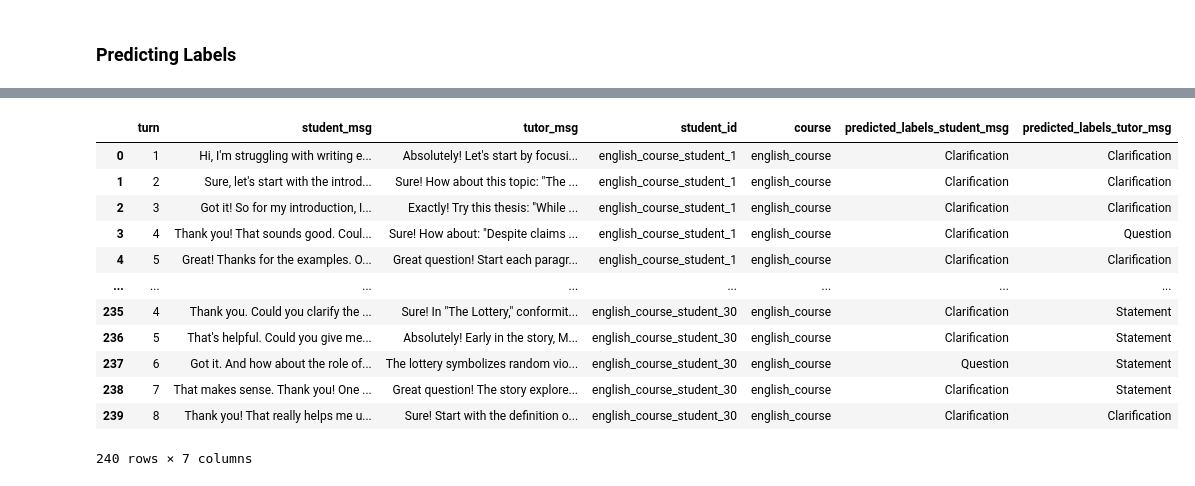
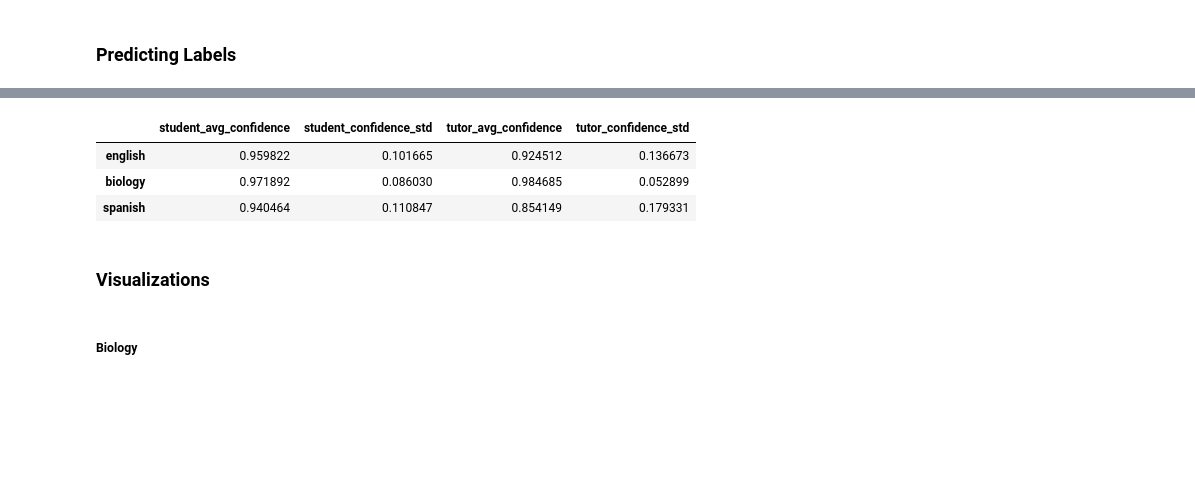
Before and after one commit to laurawpaaby/EduChatEval, a Jupyter notebook: tutorials/default_demo.ipynb, the cells around one changed output, grey strips where cells are left out. Cells and saved outputs as stored; diff of their text form; code cells hidden in the pictures; blank space fills up the shorter version.

```diff
--- a/tutorials/default_demo.ipynb
+++ b/tutorials/default_demo.ipynb
@@ -205,6 +206,9 @@ Hi, can you help me practice a short dialogue in Spanish?
 Hi, what are some tips for improving Spanish pronunciation?
 Hi, can you explain when to use 'ser' vs 'estar' in Spanish?
 # %%
+%%capture # output is muted to avoid cluttering the notebook as each dialogue otherwise would print
+
+n_students_per_course = 30 # kind of like in a classroom
 course_dfs = {}
 
 # Loop through each course and simulate dialogues
@@ -214,13 +218,15 @@ for course_name, course_content in seed_messages.items():
     all_course_dialogues = []
 
     for student_index in range(n_students_per_course):
+
         # Select seed message in round-robin fashion
         seed_message = seeds[student_index % n_seeds]
 
         df_single = simulator.simulate_dialogue(
             mode="general_task_solving",
             turns=8,
-            seed_message_input=seed_message
+            seed_message_input=seed_message,
+            custom_prompt_file="../data/templates/system_prompts.yaml"
         )
 
         # Add student ID and course info
@@ -232,3 +238,8 @@ for course_name, course_content in seed_messages.items():
     # Combine into one dataframe per course
     course_df = pd.concat(all_course_dialogues, ignore_index=True)
     course_dfs[course_name] = course_df
+
+# Access the dataframes
+biology_df = course_dfs["biology_course"]
+english_df = course_dfs["english_course"]
+spanish_df = course_dfs["spanish_course"]
@@ -251,5 +258,5 @@ spanish_df = course_dfs["spanish_course"]
 from educhateval import PredictLabels
 # %%
 # loading the model and data for prediction
-predictor = PredictLabels(model_name="distilbert/distilroberta-base")
+predictor = PredictLabels(model_name="distilbert-base-uncased")
 # %%
@@ -286,16 +324,27 @@ Predicted data saved to /Users/dklaupaa/Desktop/chat_wrap_package/data/final_out
 # %%
-annotaded_df
+### getting the confidence scores for each subject + standard dev
+confidence_stats = {}
+
+# Loop through each subject and calculate statistics
+for subject, frame in annotated_frames.items():
+    student_conf_avg = frame["predicted_confidence_student_msg"].mean()
+    student_conf_std = frame["predicted_confidence_student_msg"].std()
+    tutor_conf_avg = frame["predicted_confidence_tutor_msg"].mean()
+    tutor_conf_std = frame["predicted_confidence_tutor_msg"].std()
+
+    confidence_stats[subject] = {
+        "student_avg_confidence": student_conf_avg,
+        "student_confidence_std": student_conf_std,
+        "tutor_avg_confidence": tutor_conf_avg,
+        "tutor_confidence_std": tutor_conf_std,
+    }
+
+confidence_stats_df = pd.DataFrame(confidence_stats).T
+confidence_stats_df
 # %% [output]
-|  | turn | student_msg | tutor_msg | student_id | course | predicted_labels_student_msg | predicted_labels_tutor_msg |
-| 0 | 1 | Hi, I'm struggling with writing e... | Absolutely! Let's start by focusi... | english_course_student_1 | english_course | Clarification | Clarification |
-| 1 | 2 | Sure, let's start with the introd... | Sure! How about this topic: "The ... | english_course_student_1 | english_course | Clarification | Clarification |
-| 2 | 3 | Got it! So for my introduction, I... | Exactly! Try this thesis: "While ... | english_course_student_1 | english_course | Clarification | Clarification |
-| 3 | 4 | Thank you! That sounds good. Coul... | Sure! How about: "Despite claims ... | english_course_student_1 | english_course | Clarification | Question |
-| 4 | 5 | Great! Thanks for the examples. O... | Great question! Start each paragr... | english_course_student_1 | english_course | Clarification | Clarification |
-| ... | ... | ... | ... | ... | ... | ... | ... |
-| 235 | 4 | Thank you. Could you clarify the ... | Sure! In "The Lottery," conformit... | english_course_student_30 | english_course | Clarification | Statement |
-| 236 | 5 | That's helpful. Could you give me... | Absolutely! Early in the story, M... | english_course_student_30 | english_course | Clarification | Statement |
-| 237 | 6 | Got it. And how about the role of... | The lottery symbolizes random vio... | english_course_student_30 | english_course | Question | Statement |
-| 238 | 7 | That makes sense. Thank you! One ... | Great question! The story explore... | english_course_student_30 | english_course | Clarification | Statement |
-| 239 | 8 | Thank you! That really helps me u... | Sure! Start with the definition o... | english_course_student_30 | english_course | Clarification | Clarification |
+|  | student_avg_confidence | student_confidence_std | tutor_avg_confidence | tutor_confidence_std |
+| english | 0.959822 | 0.101665 | 0.924512 | 0.136673 |
+| biology | 0.971892 | 0.086030 | 0.984685 | 0.052899 |
+| spanish | 0.940464 | 0.110847 | 0.854149 | 0.179331 |
-240 rows × 7 columns
+# %% [markdown]
+### Visualizations
@@ -306,2 +363,4 @@ viz = Visualizer()
+# %% [markdown]
+##### Biology
 # %%
 # Summary table
```
Also changed, not shown: parts of 18 cells of this notebook, 15 other files.
